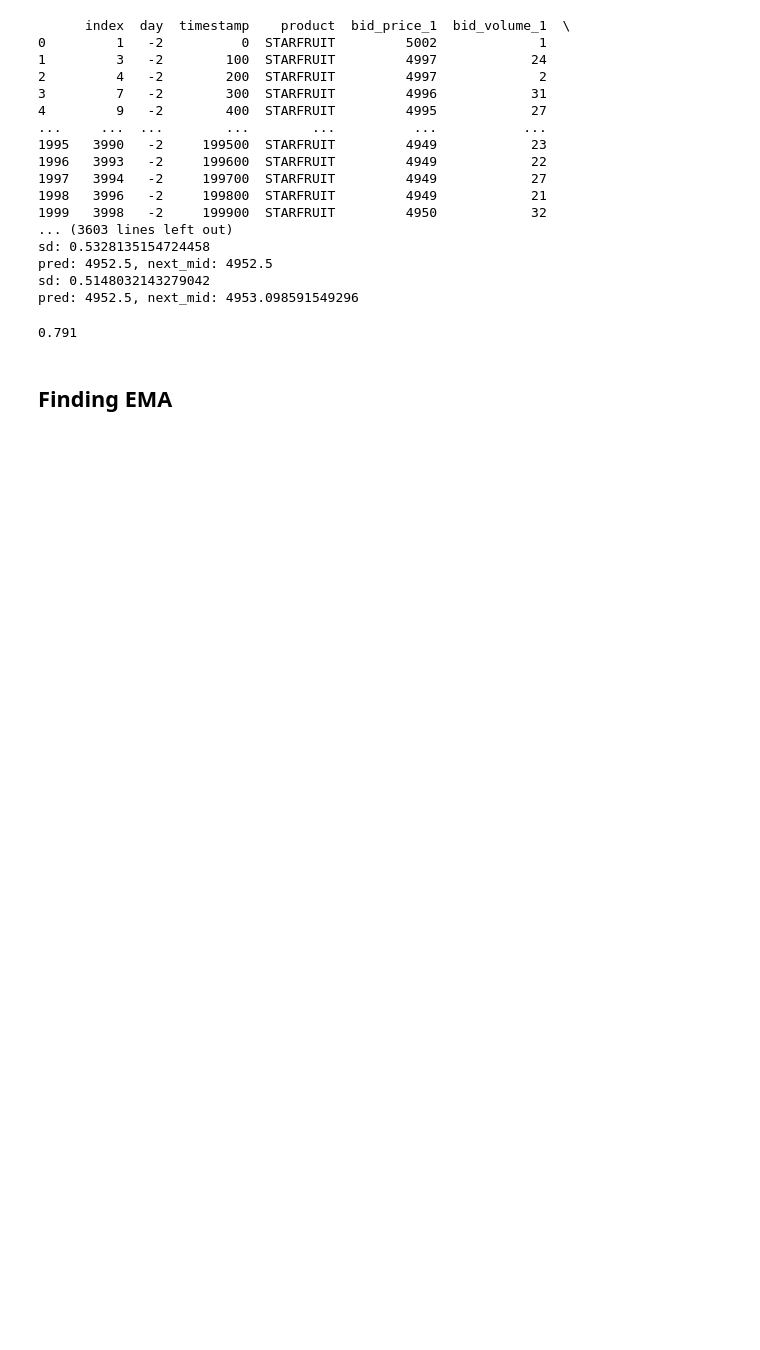
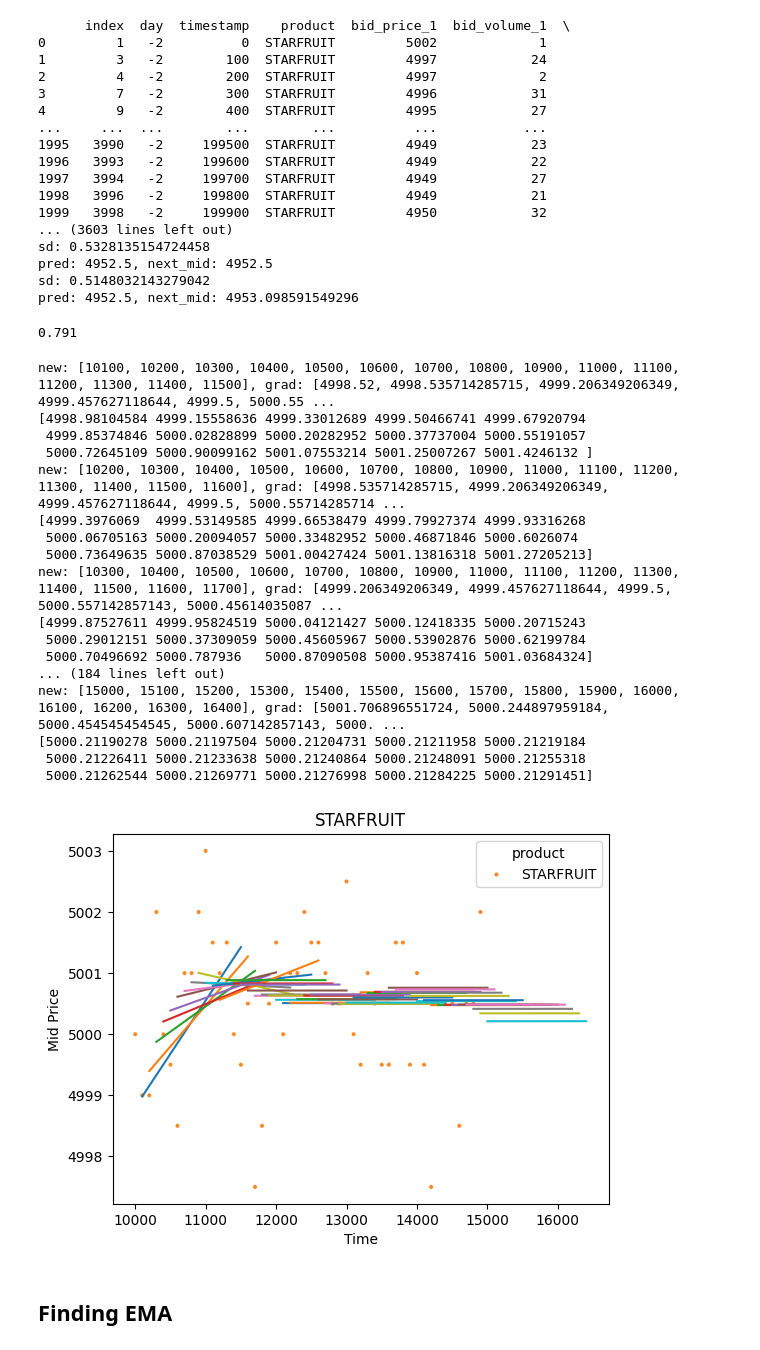
Before and after one commit to VincentG03/IMC-Poverty, a Jupyter notebook: Ziheng/output.ipynb, the cells around one changed output. Drawn from its saved outputs; the diff is of its cells as text; code cells hidden in the pictures; blank space fills up the shorter version.

```diff
--- a/Ziheng/output.ipynb
+++ b/Ziheng/output.ipynb
@@ -147,7 +153,7 @@ def check_validity():
 
         c, gradient = lin_reg(x, lst)
         time.append(row["timestamp"])
-        # gradient_lst.append(lst.tolist())
+        gradient_lst.append(lst.tolist())
 
         if len(lst) >= 15:
             diff_lst = []
@@ -190,9 +196,9 @@ def check_validity():
         # return success
 
 
-    return success
+    return gradient_lst, time
 # time, gradient_lst = check_validity()
-success = check_validity()
+gradient_lst, time = check_validity()
 # %% [output]
       index  day  timestamp    product  bid_price_1  bid_volume_1  \
 0         1   -2          0  STARFRUIT         5002             1
@@ -216,5 +222,45 @@ success/2000
 # %% [output]
 0.791
+# %%
+sns.scatterplot(data=df[df['product'] == 'STARFRUIT'].iloc[100:150], x='timestamp', y='mid_price', hue='product', s = 10, palette=['#fa8825'])
+for i in range(100, 150, 1):
+    x_new = []
+    minus = -1400
+    for _ in range(15):
+        x_new.append(time[i] + minus)
+        minus += 100
+    # x_1 = time[i]-100
+    # x_2 = time[i]-200
+    # x_3 = time[i]-300
+    # x_new = [x_3, x_2, x_1, time[i]]
+    c, m = lin_reg(np.array(x_new), np.array(gradient_lst[i]))
+    y = m * np.array(x_new) + c
+    print(f"new: {x_new}, grad: {gradient_lst[i]}")
+    print(y)
+    plt.plot(x_new, y)
+plt.title('STARFRUIT')
+plt.xlabel('Time')
+plt.ylabel('Mid Price')
+plt.show()
+# %% [output]
+new: [10100, 10200, 10300, 10400, 10500, 10600, 10700, 10800, 10900, 11000, 11100, 11200, 11300, 11400, 11500], grad: [4998.52, 4998.535714285715, 4999.206349206349, 4999.457627118644, 4999.5, 5000.55 ...
+[4998.98104584 4999.15558636 4999.33012689 4999.50466741 4999.67920794
+ 4999.85374846 5000.02828899 5000.20282952 5000.37737004 5000.55191057
+ 5000.72645109 5000.90099162 5001.07553214 5001.25007267 5001.4246132 ]
+new: [10200, 10300, 10400, 10500, 10600, 10700, 10800, 10900, 11000, 11100, 11200, 11300, 11400, 11500, 11600], grad: [4998.535714285715, 4999.206349206349, 4999.457627118644, 4999.5, 5000.55714285714 ...
+[4999.3976069  4999.53149585 4999.66538479 4999.79927374 4999.93316268
+ 5000.06705163 5000.20094057 5000.33482952 5000.46871846 5000.6026074
+ 5000.73649635 5000.87038529 5001.00427424 5001.13816318 5001.27205213]
+new: [10300, 10400, 10500, 10600, 10700, 10800, 10900, 11000, 11100, 11200, 11300, 11400, 11500, 11600, 11700], grad: [4999.206349206349, 4999.457627118644, 4999.5, 5000.557142857143, 5000.45614035087 ...
+[4999.87527611 4999.95824519 5000.04121427 5000.12418335 5000.20715243
+ 5000.29012151 5000.37309059 5000.45605967 5000.53902876 5000.62199784
+ 5000.70496692 5000.787936   5000.87090508 5000.95387416 5001.03684324]
+... (184 lines left out)
+new: [15000, 15100, 15200, 15300, 15400, 15500, 15600, 15700, 15800, 15900, 16000, 16100, 16200, 16300, 16400], grad: [5001.706896551724, 5000.244897959184, 5000.454545454545, 5000.607142857143, 5000. ...
+[5000.21190278 5000.21197504 5000.21204731 5000.21211958 5000.21219184
+ 5000.21226411 5000.21233638 5000.21240864 5000.21248091 5000.21255318
+ 5000.21262544 5000.21269771 5000.21276998 5000.21284225 5000.21291451]
+[figure, added]
 # %%
 print(sum([df.loc[3995, 'bid_volume_1'], df.loc[3995, 'bid_volume_2'], df.loc[3995, 'bid_volume_3'], df.loc[3995, 'ask_volume_1'], df.loc[3995, 'ask_volume_2'], df.loc[3995, 'ask_volume_3']]))
 # %%
```
Also changed, not shown: parts of 3 cells of this notebook, 1 other file.
